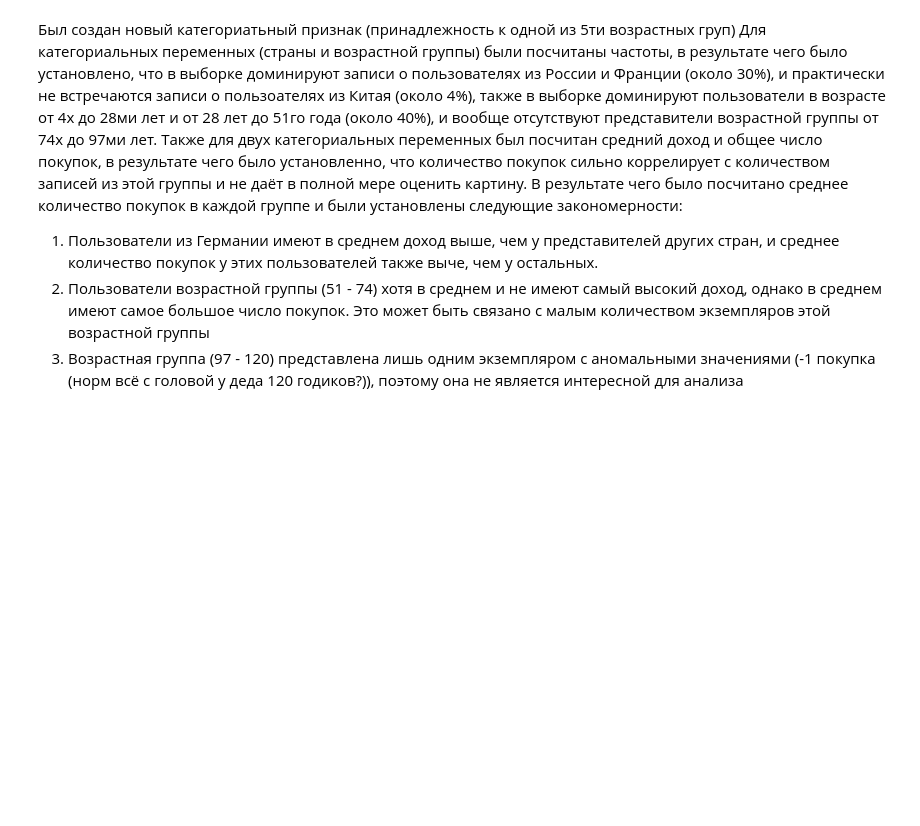
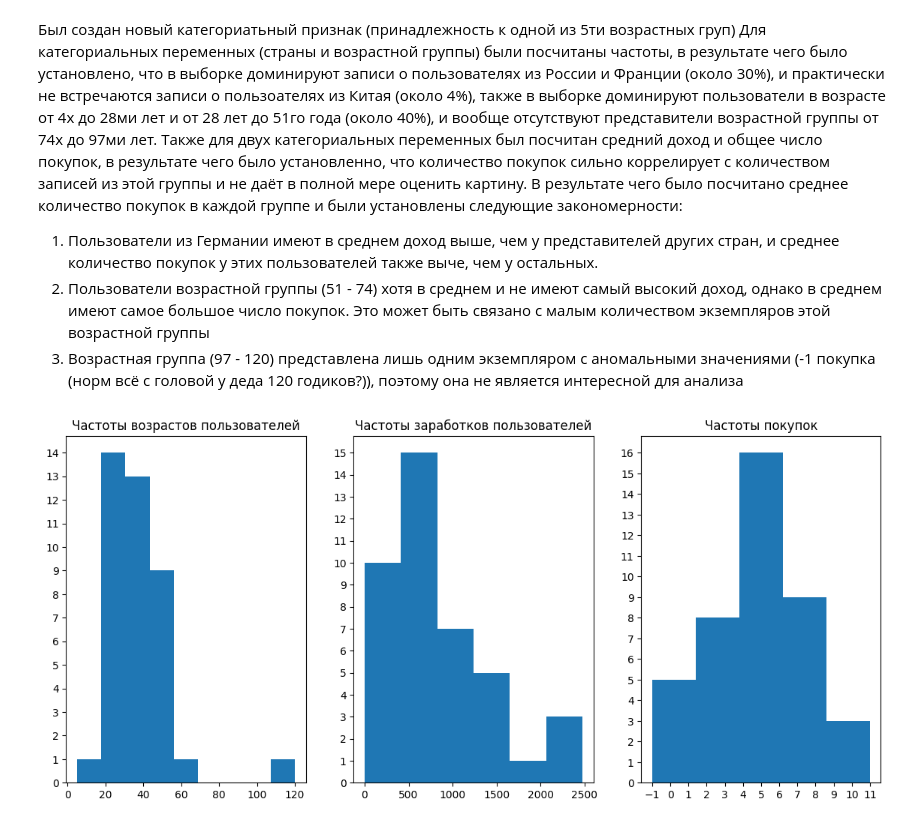
Before and after one commit to kA4errGa/AIEngineering_CoursMIREA, a Jupyter notebook: homeworks/HW02/HW02.ipynb, the cells around one changed output. Cells and saved outputs as stored; diff of their text form; code cells hidden in the pictures; blank space fills up the shorter version.

```diff
--- a/homeworks/HW02/HW02.ipynb
+++ b/homeworks/HW02/HW02.ipynb
@@ -136,3 +136,31 @@ Name: revenue, dtype: float64
 1) Пользователи из Германии имеют в среднем доход выше, чем у представителей других стран, и среднее количество покупок у этих пользователей также выче, чем у остальных.
 2) Пользователи возрастной группы (51 - 74) хотя в среднем и не имеют самый высокий доход, однако в среднем имеют самое большое число покупок. Это может быть связано с малым количеством экземпляров этой возрастной группы
 3) Возрастная группа (97 - 120) представлена лишь одним экземпляром с аномальными значениями (-1 покупка (норм всё с головой у деда 120 годиков?)), поэтому она не является интересной для анализа
+# %%
+def binsCount(ser):
+    IQR = ser.quantile(0.75) - ser.quantile(0.25)
+    n = len(ser)
+    return int((ser.max() - ser.min()) / (2 * IQR * n**(-1/3)))
+
+
+fig, (axAge, axRevenue, axPurchases) = plt.subplots(nrows = 1, ncols = 3, figsize = (14, 6))
+
+axAge.hist(df["age"], bins=binsCount(df["age"]))
+axAge.set_title("Частоты возрастов пользователей")
+axAge.locator_params(axis='x', nbins=12)
+axAge.locator_params(axis='y', nbins=15)
+
+axRevenue.hist(df["revenue"], bins=binsCount(df["revenue"]))
+axRevenue.set_title("Частоты заработков пользователей")
+axRevenue.locator_params(axis='x', nbins=10)
+axRevenue.locator_params(axis='y', nbins=16)
+
+axPurchases.hist(df["purchases"], bins=binsCount(df["purchases"]))
+axPurchases.set_title("Частоты покупок")
+axPurchases.locator_params(axis='x', nbins=14)
+axPurchases.locator_params(axis='y', nbins=17)
+
+plt.savefig("hist")
+plt.show()
+# %% [output]
+[figure, added]
```
Also changed, not shown: parts of 2 cells of this notebook, 3 other files.
